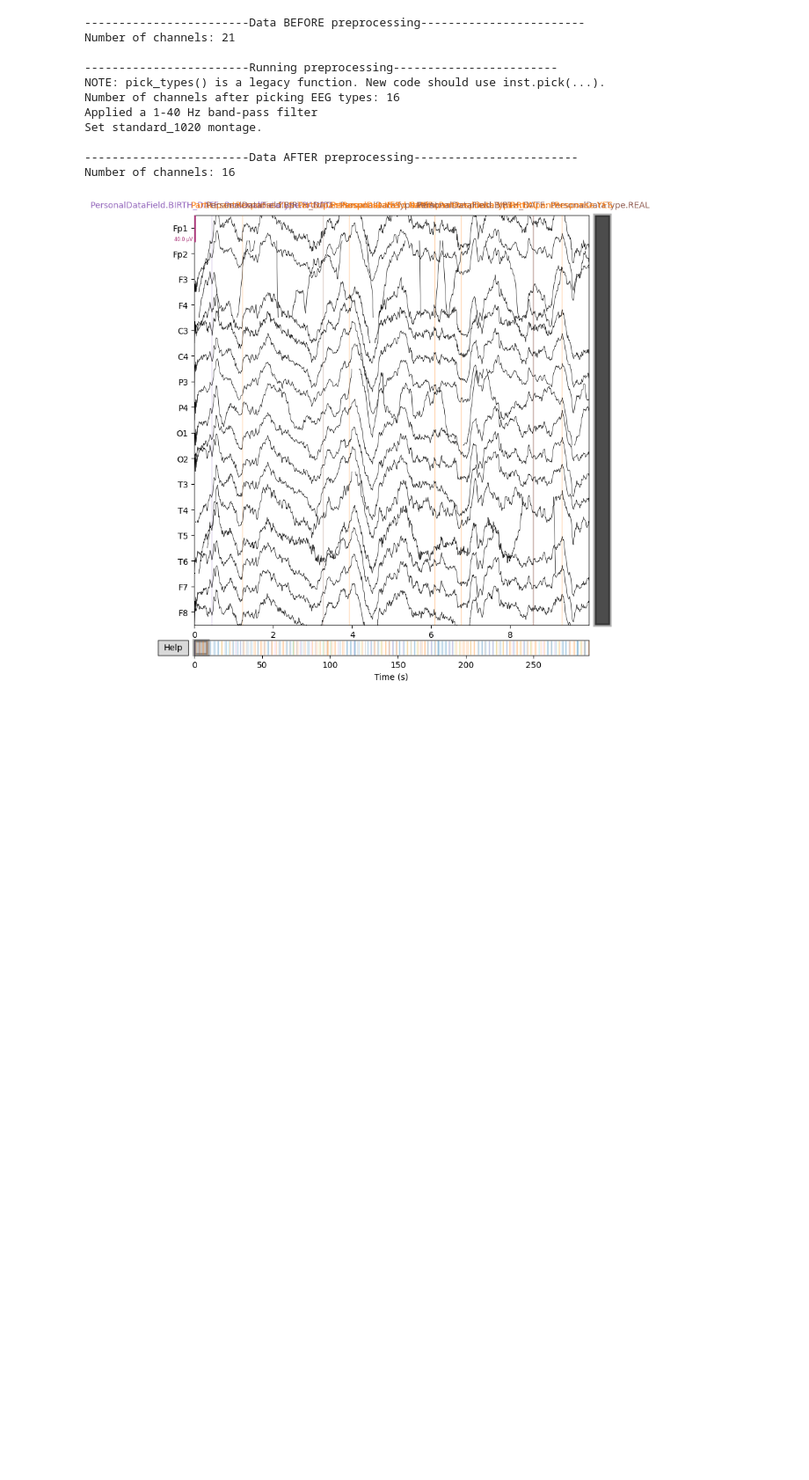
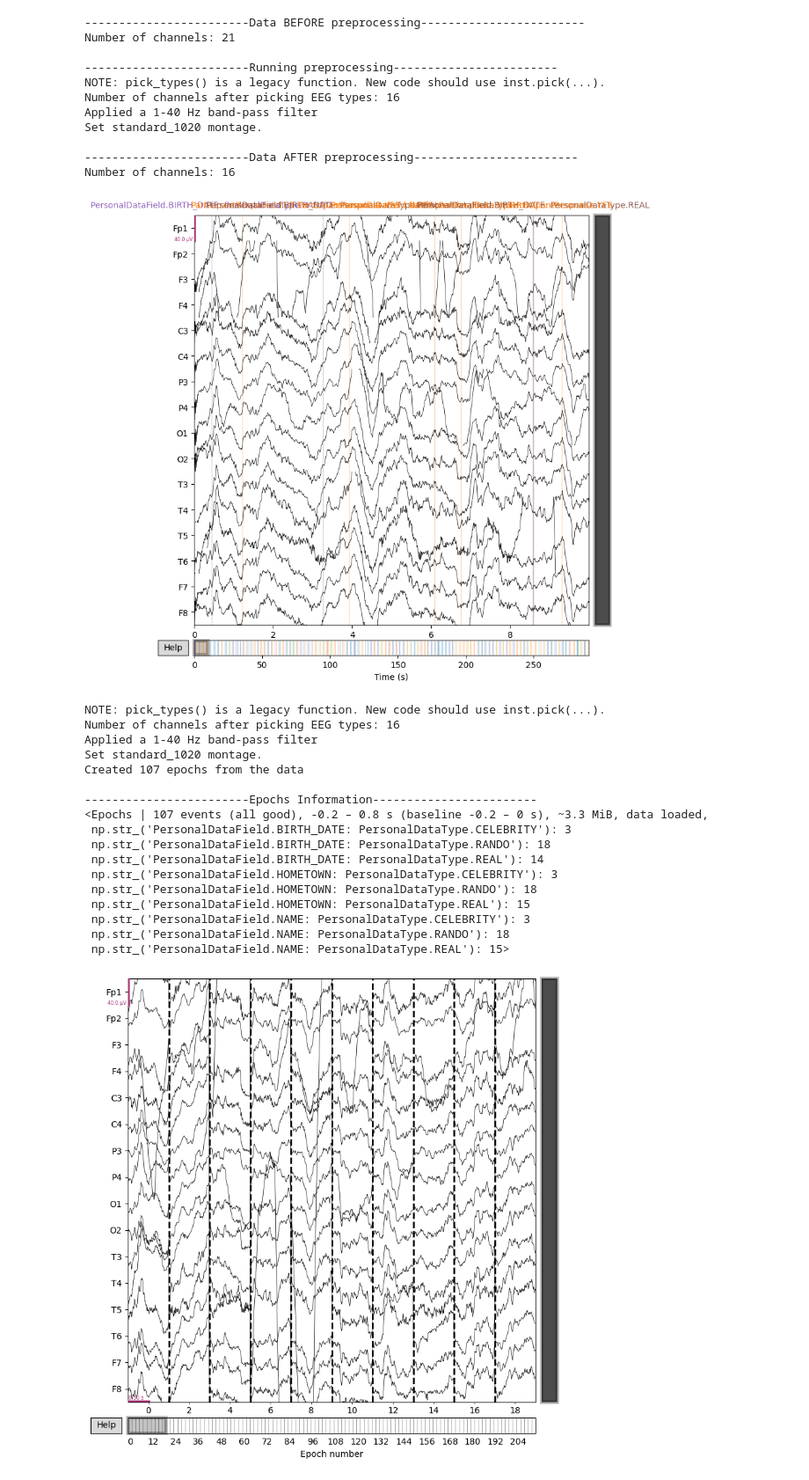
Before and after one commit to xVarmondx/neuro-lie-detector, a Jupyter notebook: notebook.ipynb, the cells around one changed output. Shown at 88% size. Saved outputs shown, nothing was run; the diff lists cells and outputs as text; code cells hidden in the pictures; blank space fills up the shorter version.

Commit message:
feat: add epoching step

```diff
--- a/notebook.ipynb
+++ b/notebook.ipynb
@@ -147,3 +145,78 @@ Set standard_1020 montage.
 ------------------------Data AFTER preprocessing------------------------
 Number of channels: 16
 [figure]
+# %%
+import mne
+import os
+import matplotlib.pyplot as plt
+from preprocessing import preprocessing
+
+# Cuts the continuous preprocessed EEG data into epochs around stimulus events
+def create_epochs(preprocessed_raw_data, tmin=-0.2, tmax=0.8):
+
+    # Find events from annotations selecting only stimulus-related ones
+    events, event_id = mne.events_from_annotations(preprocessed_raw_data, verbose=False)
+    stimulus_event_ids = {key: value for key, value in event_id.items() if 'PersonalDataField' in key}
+
+    if not stimulus_event_ids:
+        print("No stimulus events found")
+        return None
+
+    #print(f"Found {len(events)} total events")
+    #print(f"Using {len(stimulus_event_ids)} stimulus types for epoching")
+
+    # Create the epochs object
+    epochs = mne.Epochs(
+        preprocessed_raw_data,
+        events=events,
+        event_id=stimulus_event_ids,
+        tmin=tmin,
+        tmax=tmax,
+        preload=True,
+        baseline=(-0.2, 0),  # The time before the stimulus (-0.2s to 0s) is used for baseline correction
+        reject=None,
+        verbose=False
+    )
+
+    print(f"Created {len(epochs)} epochs from the data")
+    return epochs
+
+DATA_FOLDER = "dataset"
+EXAMPLE_USER = "2D663E30"
+EXAMPLE_EEG_FILENAME = "EEG_ExperimentBlock.HONEST_RESPONSE_TO_TRUE_IDENTITY_raw.fif"
+EXAMPLE_EEG_PATH = os.path.join(DATA_FOLDER, EXAMPLE_USER, EXAMPLE_EEG_FILENAME)
+
+raw = mne.io.read_raw_fif(EXAMPLE_EEG_PATH, preload=True, verbose=False)
+raw.apply_function(lambda x: x*1e-6)
+
+# Clean raw data
+preprocessed_raw = preprocessing(raw)
+
+# Create epochs
+epochs = create_epochs(preprocessed_raw)
+
+if epochs:
+    print("\n------------------------Epochs Information------------------------")
+    print(epochs)
+
+    epochs.plot(n_epochs=10, n_channels=16, title="Created Epochs", show=False)
+    plt.show()
+# %% [output]
+NOTE: pick_types() is a legacy function. New code should use inst.pick(...).
+Number of channels after picking EEG types: 16
+Applied a 1-40 Hz band-pass filter
+Set standard_1020 montage.
+Created 107 epochs from the data
+
+------------------------Epochs Information------------------------
+<Epochs | 107 events (all good), -0.2 – 0.8 s (baseline -0.2 – 0 s), ~3.3 MiB, data loaded,
+ np.str_('PersonalDataField.BIRTH_DATE: PersonalDataType.CELEBRITY'): 3
+ np.str_('PersonalDataField.BIRTH_DATE: PersonalDataType.RANDO'): 18
+ np.str_('PersonalDataField.BIRTH_DATE: PersonalDataType.REAL'): 14
+ np.str_('PersonalDataField.HOMETOWN: PersonalDataType.CELEBRITY'): 3
+ np.str_('PersonalDataField.HOMETOWN: PersonalDataType.RANDO'): 18
+ np.str_('PersonalDataField.HOMETOWN: PersonalDataType.REAL'): 15
+ np.str_('PersonalDataField.NAME: PersonalDataType.CELEBRITY'): 3
+ np.str_('PersonalDataField.NAME: PersonalDataType.RANDO'): 18
+ np.str_('PersonalDataField.NAME: PersonalDataType.REAL'): 15>
+[figure, added]
```
Also changed, not shown: parts of 1 cell of this notebook, 1 other file.
